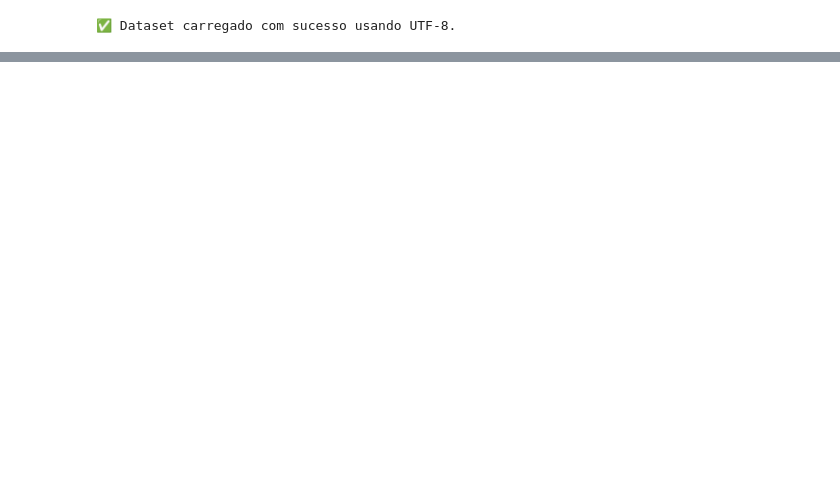
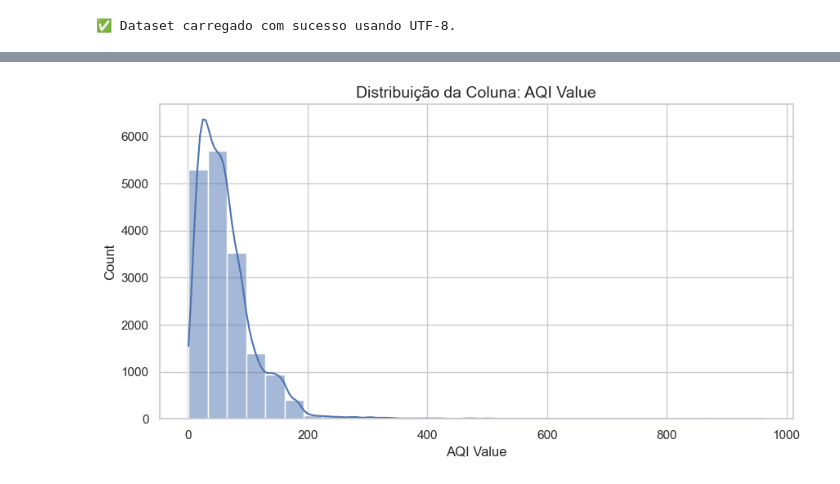
Before and after one commit to lgfas/diabetes-data-mining, a Jupyter notebook: notebooks/Exploration.ipynb, the cells around one changed output, grey strips where cells are left out. Saved outputs shown, nothing was run; the diff lists cells and outputs as text; code cells hidden in the pictures; blank space fills up the shorter version.

```diff
--- a/notebooks/Exploration.ipynb
+++ b/notebooks/Exploration.ipynb
@@ -151,0 +188,9 @@ ValueError: could not convert string to float: 'F'
+# %%
+# 1️⃣2️⃣ Resumo estatístico visual
+for col in df.select_dtypes(include=["float64", "int64"]):
+    plt.figure(figsize=(10, 5))
+    sns.histplot(df[col], kde=True, bins=30)
+    plt.title(f"Distribuição da Coluna: {col}")
+    plt.show()
+# %% [output]
+[figure, added]
```
Also changed, not shown: parts of 17 cells of this notebook, 3 other files.
